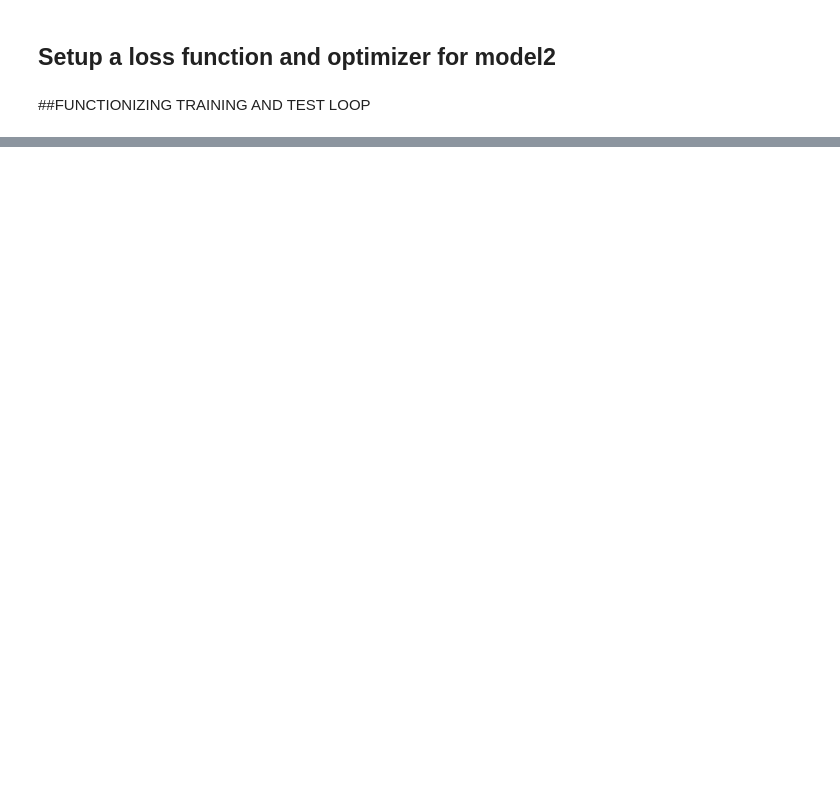
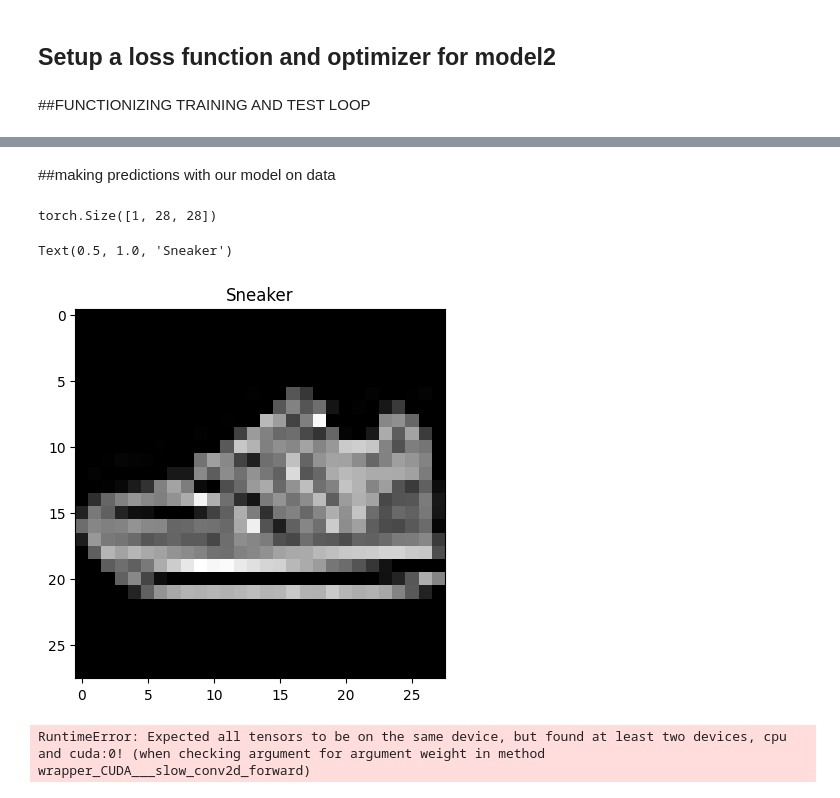
Before and after one commit to Evans-tats/machine-learning, a Jupyter notebook: computer_vision.ipynb, the cells around one changed output, grey strips where cells are left out. Cells and saved outputs as stored; diff of their text form; code cells hidden in the pictures; blank space fills up the shorter version.

```diff
--- a/computer_vision.ipynb
+++ b/computer_vision.ipynb
@@ -504,0 +493,2 @@ RuntimeError: Boolean value of Tensor with more than one value is ambiguous
+# %% [markdown]
+##making predictions with our model on data
@@ -504,0 +511,23 @@ RuntimeError: Boolean value of Tensor with more than one value is ambiguous
+# %%
+import random
+test_samples = []
+test_labels =[]
+for sample, label in random.sample(list(test_data), k=9):
+  test_samples.append(sample)
+  test_labels.append(label)
+
+test_samples[0].shape
+# %% [output]
+torch.Size([1, 28, 28])
+# %%
+plt.imshow(test_samples[0].squeeze(), cmap="gray")
+plt.title(classes[test_labels[0]])
+# %% [output]
+Text(0.5, 1.0, 'Sneaker')
+[figure, added]
+# %%
+#make predictions
+pred_probs = make_predictions(model=model_2,
+                              data=test_samples)
+# %% [output]
+RuntimeError: Expected all tensors to be on the same device, but found at least two devices, cpu and cuda:0! (when checking argument for argument weight in method wrapper_CUDA___slow_conv2d_forward)
```
Also changed, not shown: parts of 12 cells of this notebook.
